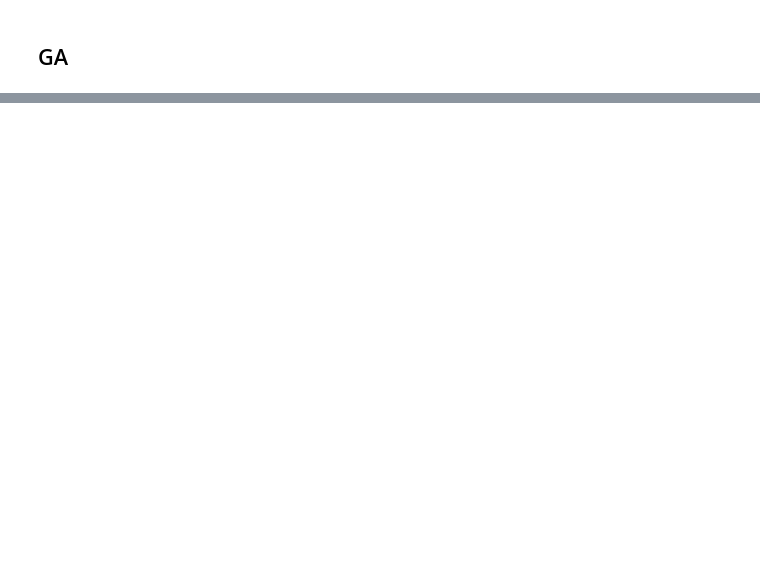
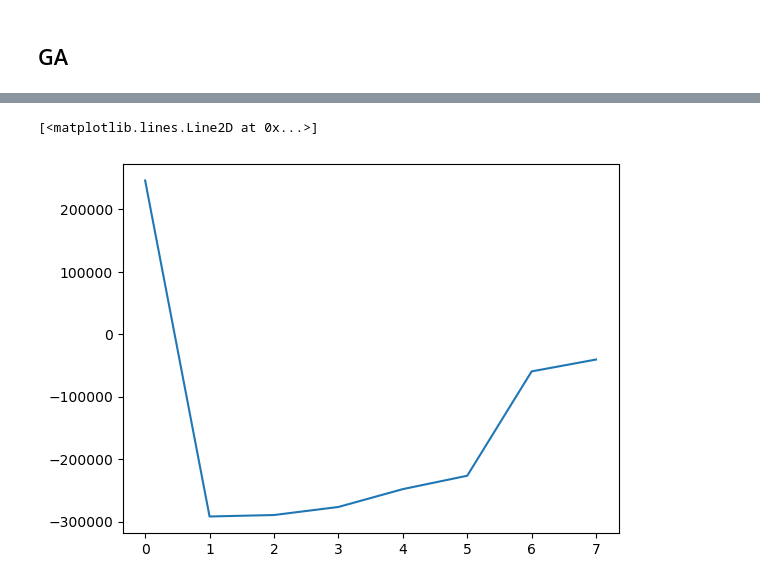
Before and after one commit to Pongpisit-Thanasutives/UBIC-test, a Jupyter notebook: Examples/Learning PDEs by GA.ipynb, the cells around one changed output, grey strips where cells are left out. Saved outputs shown, nothing was run; the diff lists cells and outputs as text; code cells hidden in the pictures; blank space fills up the shorter version.

```diff
--- a/Examples/Learning PDEs by GA.ipynb
+++ b/Examples/Learning PDEs by GA.ipynb
@@ -29,3 +32,7 @@ dt = t[1]-t[0]
 dx = x[2]-x[1]
 X, T = np.meshgrid(x, t)
 XT = np.asarray([X, T]).T
+# %%
+np.random.seed(0)
+noise_lv = float(0); print(noise_lv)
+u = u + 0.01*np.abs(noise_lv)*(u.std())*np.random.randn(u.shape[0],u.shape[1])
@@ -285,9 +305,23 @@ Learning PDEs...
-# %%
-n_common = 10
-common_genomes = []
-for genome, _ in best_chrom_fitnesses:
-    common_genomes.extend([*genome])
-common_genomes = Counter(common_genomes).most_common(n_common)
-common_genomes = fset(genome for genome, _ in common_genomes)
-X_pre = numericalize_genome(common_genomes, base_features).reshape(-1, n_common)
-y_pre = u_t.reshape(-1, 1)
+# %%
+common_modules = []
+for genome, _ in best_chrom_fitnesses:
+    common_modules.extend([*genome])
+common_modules = Counter(common_modules)
+print(common_modules.values())
+
+n_common = 0
+cum_v = 0; total_v = sum(common_modules.values())
+for _, v in common_modules.most_common():
+    cum_v += v; n_common += 1
+    print(n_common, cum_v/total_v, end=',')
+n_common = 8
+print(n_common)
+
+common_modules = Counter(common_modules).most_common(n_common)
+common_modules = fset(genome for genome, _ in common_modules)
+common_modules = sorted(list(common_modules), key=cmp_to_key(compare_module))
+X_pre = numericalize_genome(common_modules, base_features).reshape(-1, n_common)
+y_pre = u_t.reshape(-1, 1)
+feature_names = [sympy.latex(display_module(module)).strip().replace(' ', '')
+                 for module in common_modules]
+feature_names
@@ -293,0 +339,2 @@ y_pre = u_t.reshape(-1, 1)
+# %%
+coefficients, best_subsets = okridge_solvel0_full(X_pre, y_pre, k=X_pre.shape[1])
@@ -293,0 +420,5 @@ y_pre = u_t.reshape(-1, 1)
+# %%
+plt.plot(last_ubic)
+# %% [output]
+[<matplotlib.lines.Line2D at 0x...>]
+[figure, added]
```
Also changed, not shown: parts of 10 cells of this notebook.
